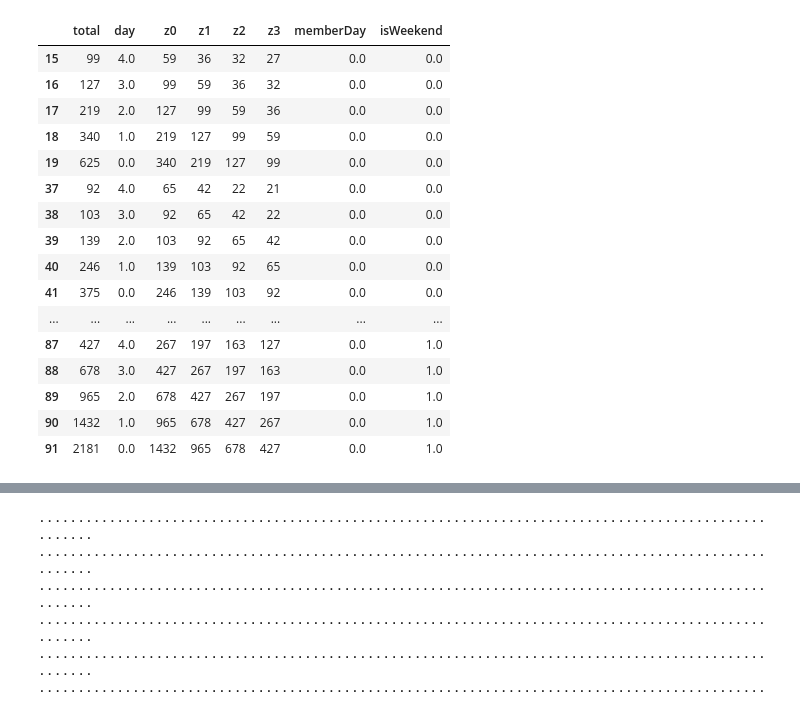
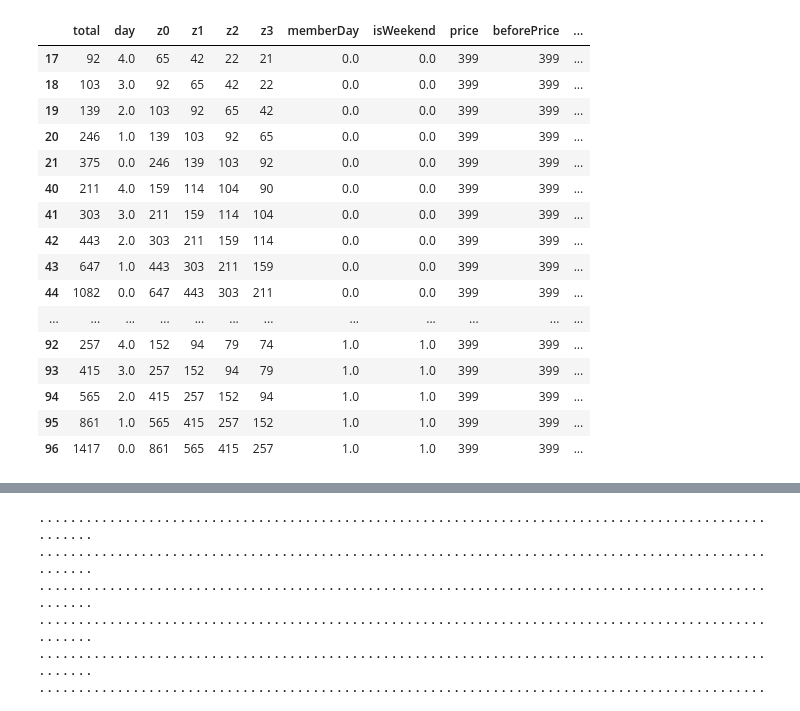
Before and after one commit to 17disney/passenger-flow-forecast, a Jupyter notebook: book/tickets.ipynb, the cells around one changed output, grey strips where cells are left out. Drawn from its saved outputs; the diff is of its cells as text; code cells hidden in the pictures.

```diff
--- a/book/tickets.ipynb
+++ b/book/tickets.ipynb
@@ -12,28 +12,35 @@ from tensorflow.keras import layers
 def fetchData(startDate, endDate):
     res = requests.get("http://localhost:7001/api/report/tickets/count?startDate=" + startDate + "&endDate=" + endDate)
     res = res.json()
-
     result = []
+    dayNum = 0
     for item in res:
         # 读取前N天售票量
         i = 0
-        for row in item['dayRows']:
-            if i > 6:
-                nItem = {
-                    'date': item['date'],
-                    'day': row['day']
-                }
-                for index in range(5):
-                    currentData = item['dayRows'][i - index - 1]
-                    beforeTotal = currentData['total']
-                    nItem['total'] = item['dayRows'][i]['total']
-                    nItem['z' + str(index)] = beforeTotal
-                result.append(nItem)
-            i  = i + 1
+        if dayNum > 0 and dayNum < len(res) - 1:
+            beforeItem = res[dayNum - 1]
+            afterItem = res[dayNum + 1]
+            for row in item['dayRows']:
+                if i > 6:
+                    nItem = {
+                        'date': item['date'],
+                        'day': row['day']
+                    }
+                    for index in range(5):
+                        currentData = item['dayRows'][i - index - 1]
+                        beforeTotal = currentData['total']
+                        nItem['total'] = item['dayRows'][i]['total']
+                        nItem['z' + str(index)] = beforeTotal
+                        nItem['price'] = item['price']
+                        nItem['beforePrice'] = beforeItem['price']
+                        nItem['afterPrice'] = afterItem['price']
+                    result.append(nItem)
+                i  = i + 1
+        dayNum = dayNum + 1
 
     return result
 # %%
-df = fetchData('2021-03-10', '2021-03-24')
+df = fetchData('2021-03-10', '2021-03-30')
 df = pd.json_normalize(df)
 # 周日年卡
 df['memberDay'] = df['date'].map(lambda x: 1 if datetime.strptime(x,"%Y-%m-%d").weekday() == 6 else 0)
@@ -51,30 +58,30 @@ df.head()
 # %%
 # 数据清洗
 dataset = df[df['day'] < 5]
-dataset = dataset[['total', 'day', 'z0', 'z1', 'z2', 'z3', 'memberDay', 'isWeekend']]
+dataset = dataset[['total', 'day', 'z0', 'z1', 'z2', 'z3', 'memberDay', 'isWeekend', 'price', 'beforePrice']]
 dataset['memberDay'] = dataset['memberDay']*1.0
 dataset['isWeekend'] = dataset['isWeekend']*1.0
 dataset['day'] = dataset['day']*1.0
 
 dataset.head(20)
 # %% [output]
-|  | total | day | z0 | z1 | z2 | z3 | memberDay | isWeekend |
-| 15 | 99 | 4.0 | 59 | 36 | 32 | 27 | 0.0 | 0.0 |
-| 16 | 127 | 3.0 | 99 | 59 | 36 | 32 | 0.0 | 0.0 |
-| 17 | 219 | 2.0 | 127 | 99 | 59 | 36 | 0.0 | 0.0 |
-| 18 | 340 | 1.0 | 219 | 127 | 99 | 59 | 0.0 | 0.0 |
-| 19 | 625 | 0.0 | 340 | 219 | 127 | 99 | 0.0 | 0.0 |
-| 37 | 92 | 4.0 | 65 | 42 | 22 | 21 | 0.0 | 0.0 |
-| 38 | 103 | 3.0 | 92 | 65 | 42 | 22 | 0.0 | 0.0 |
-| 39 | 139 | 2.0 | 103 | 92 | 65 | 42 | 0.0 | 0.0 |
-| 40 | 246 | 1.0 | 139 | 103 | 92 | 65 | 0.0 | 0.0 |
-| 41 | 375 | 0.0 | 246 | 139 | 103 | 92 | 0.0 | 0.0 |
-| ... | ... | ... | ... | ... | ... | ... | ... | ... |
-| 87 | 427 | 4.0 | 267 | 197 | 163 | 127 | 0.0 | 1.0 |
-| 88 | 678 | 3.0 | 427 | 267 | 197 | 163 | 0.0 | 1.0 |
-| 89 | 965 | 2.0 | 678 | 427 | 267 | 197 | 0.0 | 1.0 |
-| 90 | 1432 | 1.0 | 965 | 678 | 427 | 267 | 0.0 | 1.0 |
-| 91 | 2181 | 0.0 | 1432 | 965 | 678 | 427 | 0.0 | 1.0 |
+|  | total | day | z0 | z1 | z2 | z3 | memberDay | isWeekend | price | beforePrice | ... |
+| 17 | 92 | 4.0 | 65 | 42 | 22 | 21 | 0.0 | 0.0 | 399 | 399 | ... |
+| 18 | 103 | 3.0 | 92 | 65 | 42 | 22 | 0.0 | 0.0 | 399 | 399 | ... |
+| 19 | 139 | 2.0 | 103 | 92 | 65 | 42 | 0.0 | 0.0 | 399 | 399 | ... |
+| 20 | 246 | 1.0 | 139 | 103 | 92 | 65 | 0.0 | 0.0 | 399 | 399 | ... |
+| 21 | 375 | 0.0 | 246 | 139 | 103 | 92 | 0.0 | 0.0 | 399 | 399 | ... |
+| 40 | 211 | 4.0 | 159 | 114 | 104 | 90 | 0.0 | 0.0 | 399 | 399 | ... |
+| 41 | 303 | 3.0 | 211 | 159 | 114 | 104 | 0.0 | 0.0 | 399 | 399 | ... |
+| 42 | 443 | 2.0 | 303 | 211 | 159 | 114 | 0.0 | 0.0 | 399 | 399 | ... |
+| 43 | 647 | 1.0 | 443 | 303 | 211 | 159 | 0.0 | 0.0 | 399 | 399 | ... |
+| 44 | 1082 | 0.0 | 647 | 443 | 303 | 211 | 0.0 | 0.0 | 399 | 399 | ... |
+| ... | ... | ... | ... | ... | ... | ... | ... | ... | ... | ... | ... |
+| 92 | 257 | 4.0 | 152 | 94 | 79 | 74 | 1.0 | 1.0 | 399 | 399 | ... |
+| 93 | 415 | 3.0 | 257 | 152 | 94 | 79 | 1.0 | 1.0 | 399 | 399 | ... |
+| 94 | 565 | 2.0 | 415 | 257 | 152 | 94 | 1.0 | 1.0 | 399 | 399 | ... |
+| 95 | 861 | 1.0 | 565 | 415 | 257 | 152 | 1.0 | 1.0 | 399 | 399 | ... |
+| 96 | 1417 | 0.0 | 861 | 565 | 415 | 257 | 1.0 | 1.0 | 399 | 399 | ... |
 # %%
 # 拆分训练数据集和测试数据集
 train_dataset = dataset.sample(frac=0.8,random_state=0)
```
Also changed, not shown: parts of 8 cells of this notebook, 2 other files.
